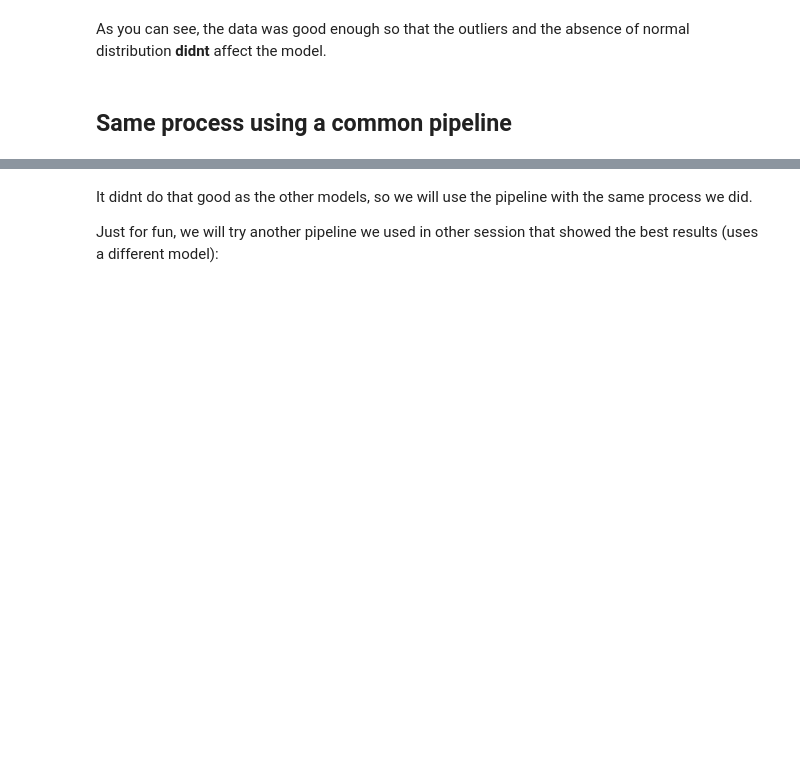
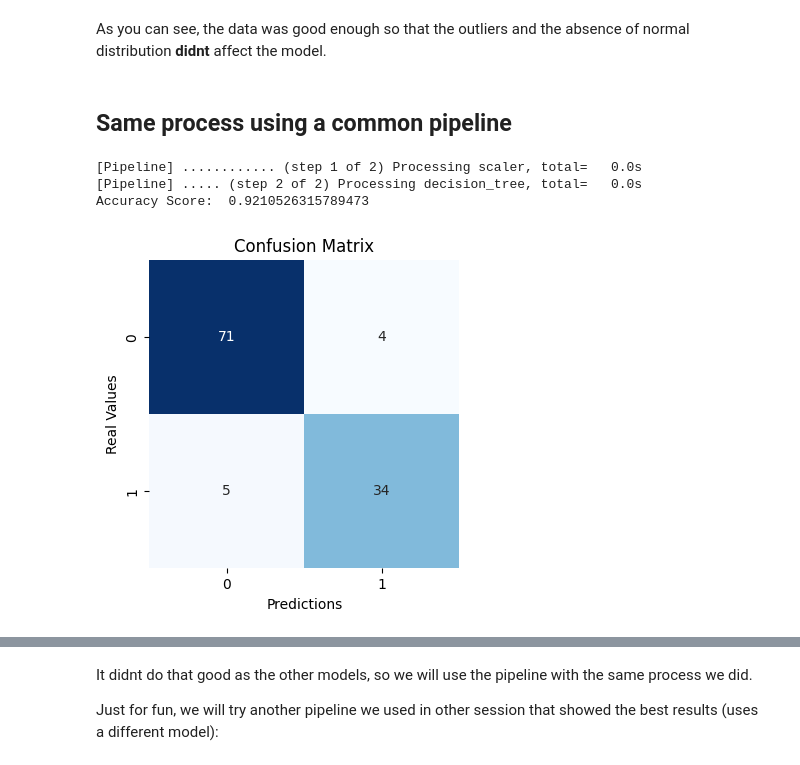
Before and after one commit to SimonGarcia01/cancer-analysis, a Jupyter notebook: DataExploration.ipynb, the cells around one changed output, grey strips where cells are left out. Drawn from its saved outputs; the diff is of its cells as text; code cells hidden in the pictures; blank space fills up the shorter version.

```diff
--- a/DataExploration.ipynb
+++ b/DataExploration.ipynb
@@ -578,3 +584,31 @@ As you can see, the data was good enough so that the outliers and the absence of
 from sklearn.pipeline import Pipeline
 from sklearn.tree import DecisionTreeClassifier
 from sklearn.decomposition import PCA
+# %%
+#Here we are going to try and recreate the path done before this part.
+
+y = data['diagnosis']
+X = data.iloc[:,1:34]
+X_train, X_test, y_train, y_test = train_test_split(X, y, test_size = 0.20)
+
+#doing the standarization with MinMaxScaler and use decision tree
+pipe = Pipeline([('scaler', MinMaxScaler()), ('decision_tree', DecisionTreeClassifier())], verbose = True)
+
+# fitting the data in the pipeline
+pipe.fit(X_train, y_train)
+
+print("Accuracy Score: ", accuracy_score(y_test, pipe.predict(X_test)))
+
+# show the confusion matrix
+confu_matrix = confusion_matrix(y_test, pipe.predict(X_test))
+plt.figure(figsize=(4, 4))
+sns.heatmap(confu_matrix, annot=True, fmt='d', cmap='Blues', cbar=False)
+plt.xlabel('Predictions')
+plt.ylabel('Real Values')
+plt.title('Confusion Matrix')
+plt.show()
+# %% [output]
+[Pipeline] ............ (step 1 of 2) Processing scaler, total=   0.0s
+[Pipeline] ..... (step 2 of 2) Processing decision_tree, total=   0.0s
+Accuracy Score:  0.9210526315789473
+[figure, added]
```
Also changed, not shown: parts of 9 cells of this notebook.
